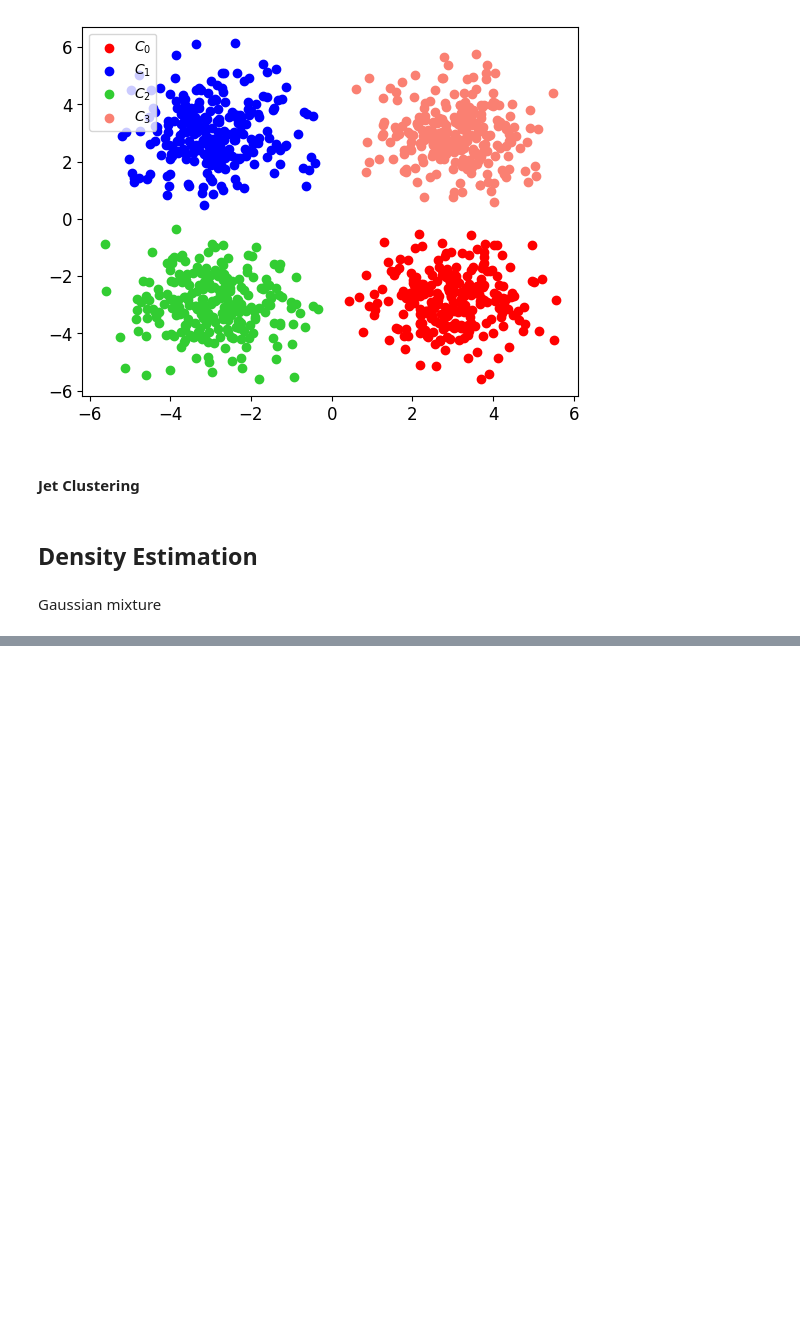
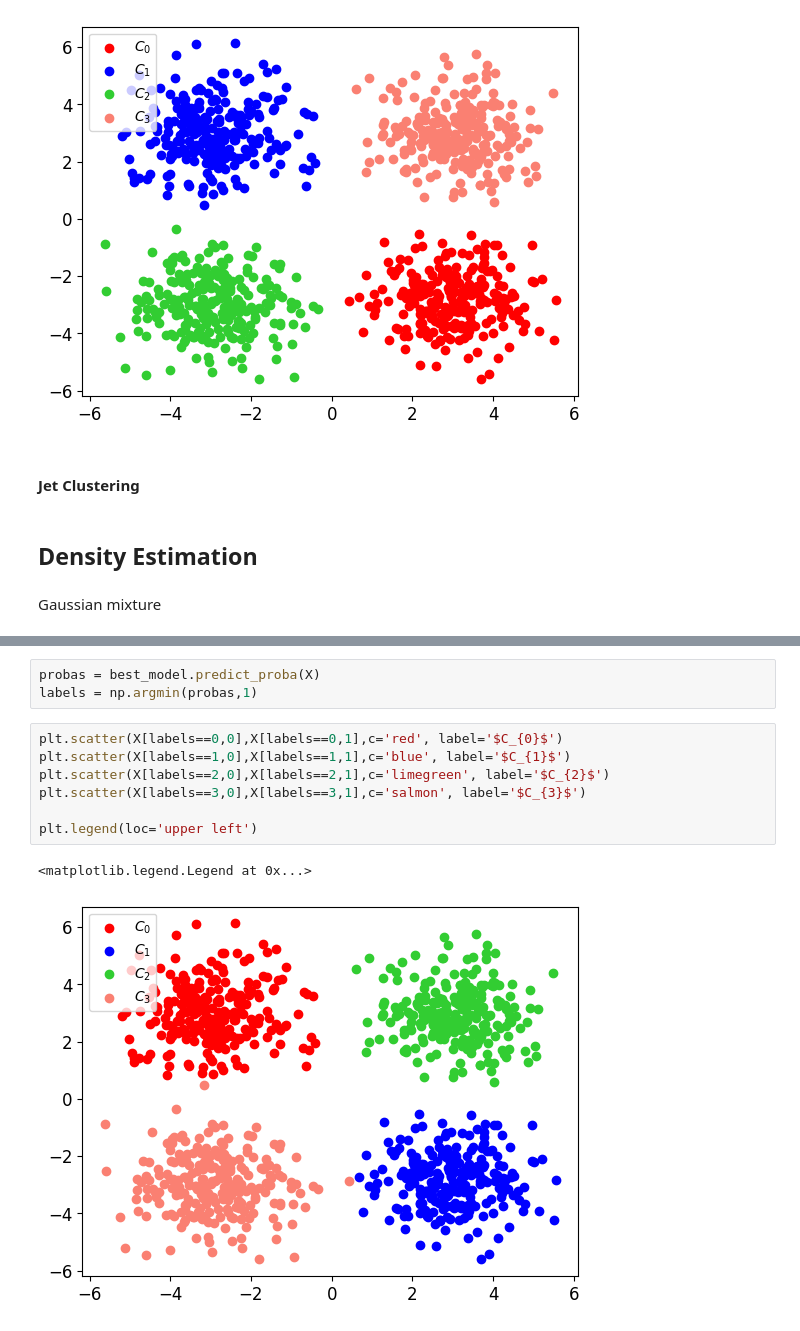
Before and after one commit to mcgen-ct/tutorials, a Jupyter notebook: ML/SimpleML.ipynb, the cells around one changed output, grey strips where cells are left out. Cells and saved outputs as stored; diff of their text form; blank space fills up the shorter version.

```diff
--- a/ML/SimpleML.ipynb
+++ b/ML/SimpleML.ipynb
@@ -1599,0 +1792,13 @@ def log_likelihood():
+# %%
+probas = best_model.predict_proba(X)
+labels = np.argmin(probas,1)
+# %%
+plt.scatter(X[labels==0,0],X[labels==0,1],c='red', label='$C_{0}$')
+plt.scatter(X[labels==1,0],X[labels==1,1],c='blue', label='$C_{1}$')
+plt.scatter(X[labels==2,0],X[labels==2,1],c='limegreen', label='$C_{2}$')
+plt.scatter(X[labels==3,0],X[labels==3,1],c='salmon', label='$C_{3}$')
+
+plt.legend(loc='upper left')
+# %% [output]
+<matplotlib.legend.Legend at 0x...>
+[figure, added]
```
Also changed, not shown: parts of 23 cells of this notebook.
